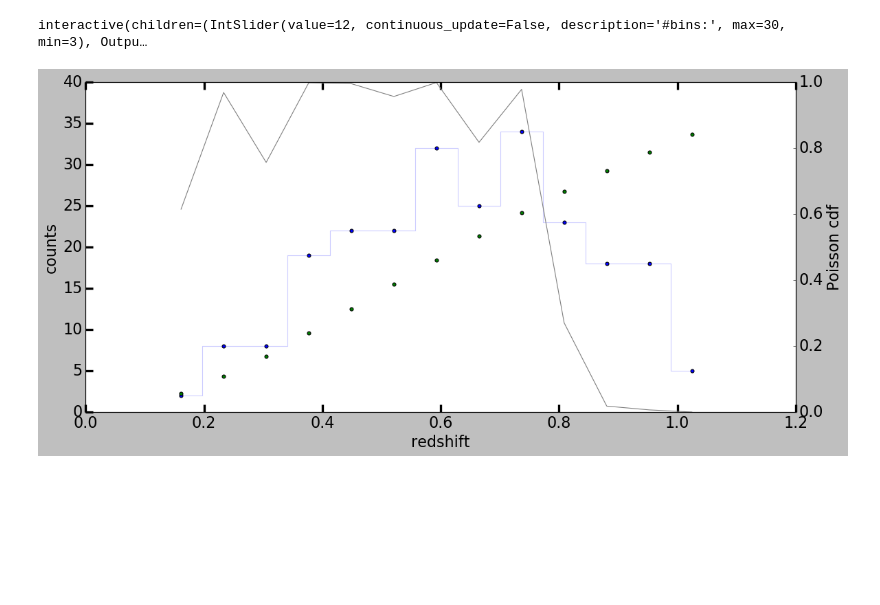
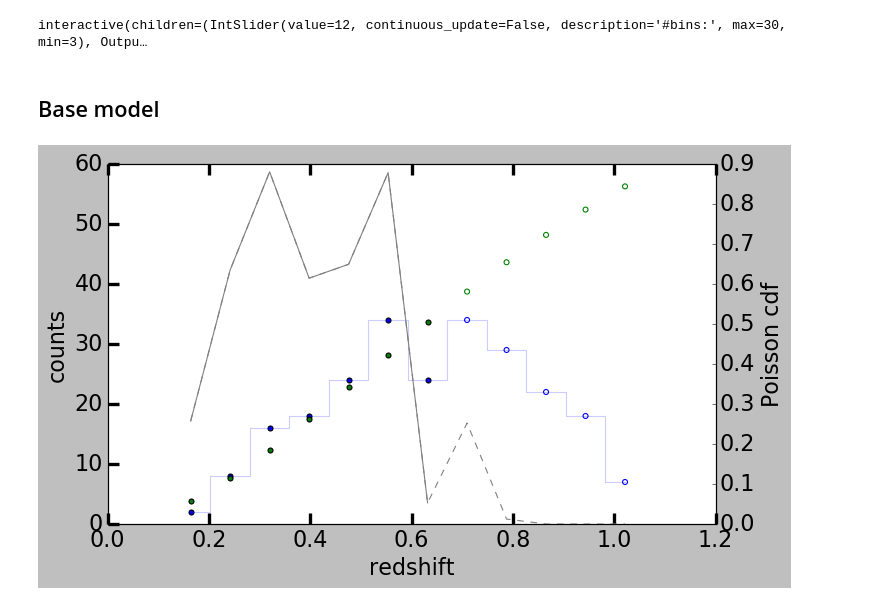
Before and after one commit to Nora-n/variaIa, a Jupyter notebook: notebooks/ModeFits.ipynb, the cells around one changed output. Saved outputs shown, nothing was run; the diff lists cells and outputs as text; code cells hidden in the pictures; blank space fills up the shorter version.

```diff
--- a/notebooks/ModeFits.ipynb
+++ b/notebooks/ModeFits.ipynb
@@ -51,15 +51,17 @@ int_bins = ipw.interactive(set_bins, nb = nb)
 display(int_bins)
 # %% [output]
 interactive(children=(IntSlider(value=12, continuous_update=False, description='#bins:', max=30, min=3), Outpu…
+# %% [markdown]
+## Base model
 # %%
 reload(baserate)
 
-model = baserate.BaseRateModel()
+base = baserate.BaseRateModel()
 ratefitter = baserate.RateFitter()
 ratefitter.set_data(data, bins)
-ratefitter.set_model(model)
-#ratefitter.set_fitted_flag(ratefitter._central_redshiftranges < 0.7)
+ratefitter.set_model(base)
+ratefitter.set_fitted_flag(ratefitter._central_redshiftranges < 0.7)
 ratefitter.fit(a_guess = 0.2)
 _ = ratefitter.show(add_proba = True)
 # %% [output]
-[figure, old version]
+[figure, new version]
```
Also changed, not shown: parts of 7 cells of this notebook, 3 other files.
